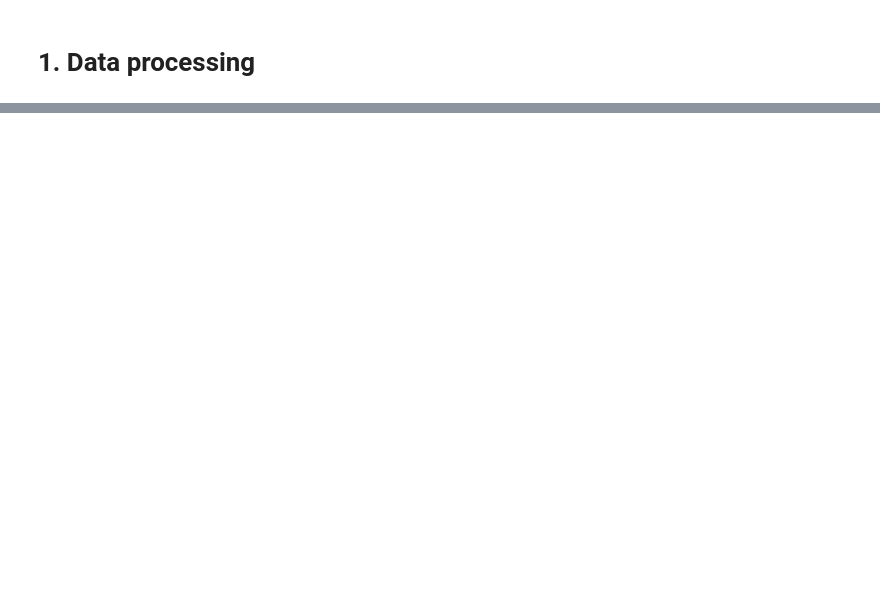
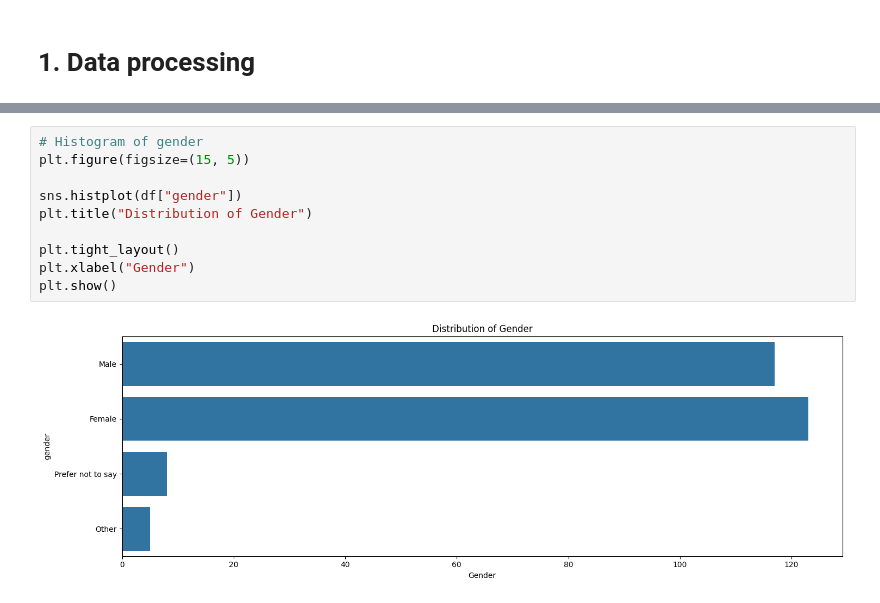
Before and after one commit to longlinh123456/final_project, a Jupyter notebook: main.ipynb, the cells around one changed output, grey strips where cells are left out. Cells and saved outputs as stored; diff of their text form; blank space fills up the shorter version.

```diff
--- a/main.ipynb
+++ b/main.ipynb
@@ -36,0 +72,12 @@ df
+# %%
+# Histogram of gender
+plt.figure(figsize=(15, 5))
+
+sns.histplot(df["gender"])
+plt.title("Distribution of Gender")
+
+plt.tight_layout()
+plt.xlabel("Gender")
+plt.show()
+# %% [output]
+[figure, added]
```
Also changed, not shown: parts of 5 cells of this notebook, 1 other file.
